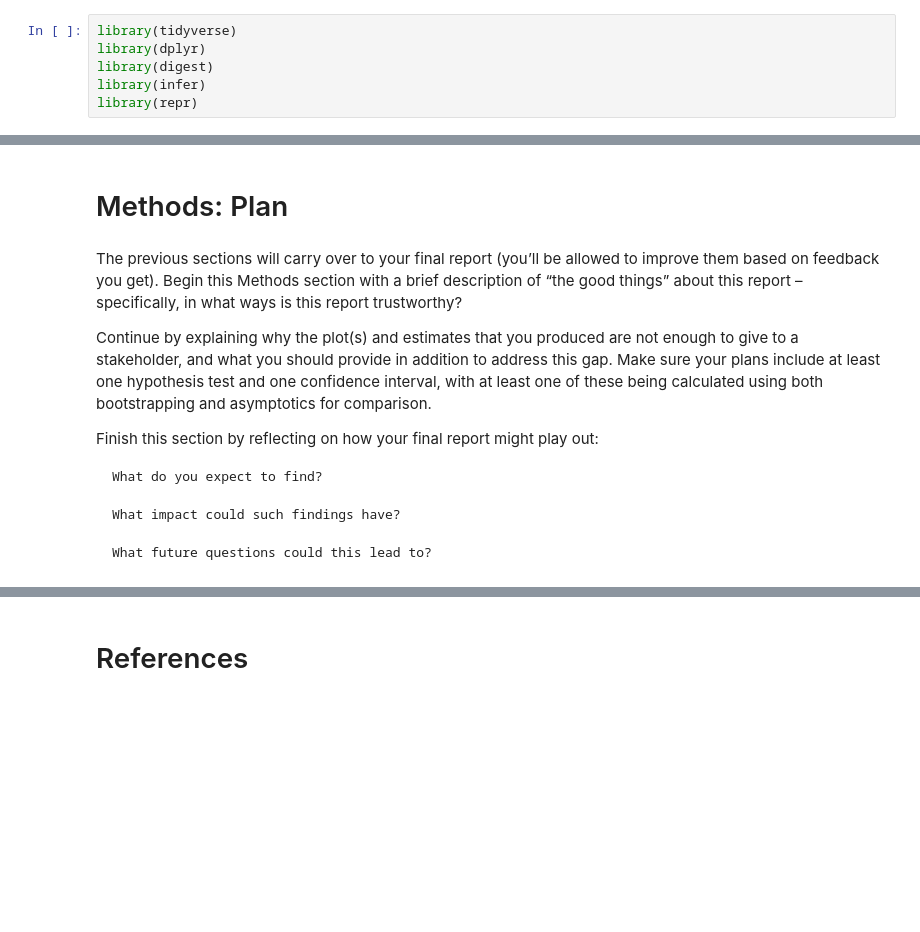
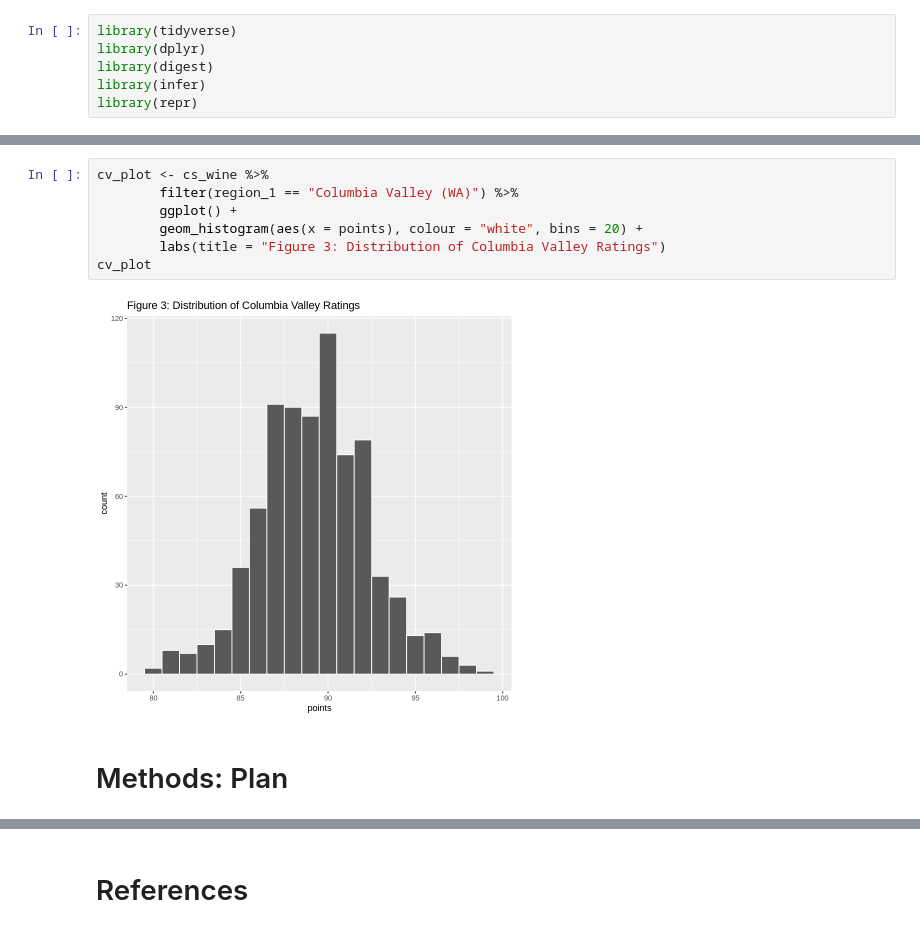
Before and after one commit to a-kong/stat201_project, a Jupyter notebook: proposal.ipynb, the cells around one changed output, grey strips where cells are left out. Drawn from its saved outputs; the diff is of its cells as text; blank space fills up the shorter version.

```diff
--- a/proposal.ipynb
+++ b/proposal.ipynb
@@ -132,14 +137,11 @@ cabernet_plot
+# %%
+cv_plot <- cs_wine %>%
+        filter(region_1 == "Columbia Valley (WA)") %>%
+        ggplot() +
+        geom_histogram(aes(x = points), colour = "white", bins = 20) +
+        labs(title = "Figure 3: Distribution of Columbia Valley Ratings")
+cv_plot
+# %% [output]
+[figure, added]
 # %% [markdown]
 # Methods: Plan
-# %% [markdown]
-The previous sections will carry over to your final report (you’ll be allowed to improve them based on feedback you get). Begin this Methods section with a brief description of “the good things” about this report – specifically, in what ways is this report trustworthy?
-
-Continue by explaining why the plot(s) and estimates that you produced are not enough to give to a stakeholder, and what you should provide in addition to address this gap. Make sure your plans include at least one hypothesis test and one confidence interval, with at least one of these being calculated using both bootstrapping and asymptotics for comparison.
-
-Finish this section by reflecting on how your final report might play out:
-
-    What do you expect to find?
-
-    What impact could such findings have?
-
-    What future questions could this lead to?
```
Also changed, not shown: parts of 23 cells of this notebook.
